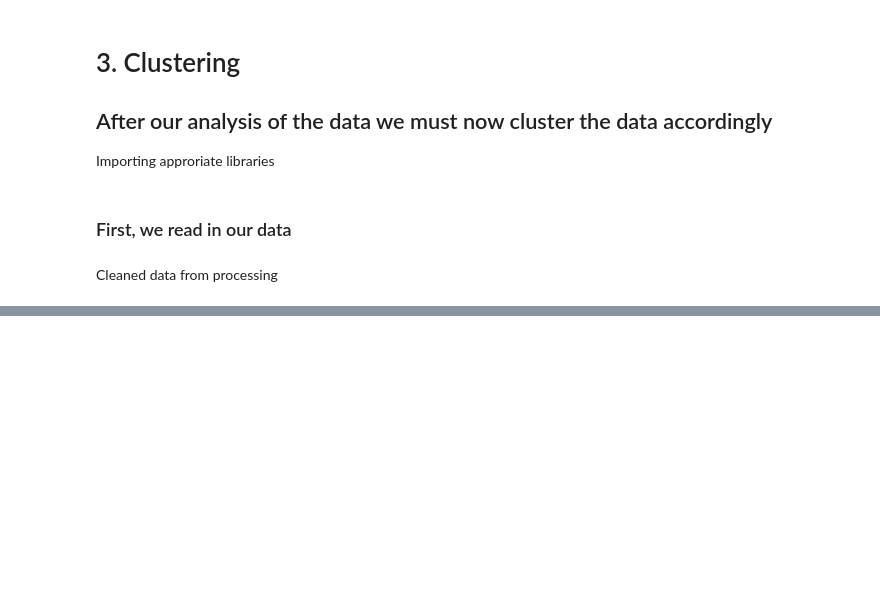
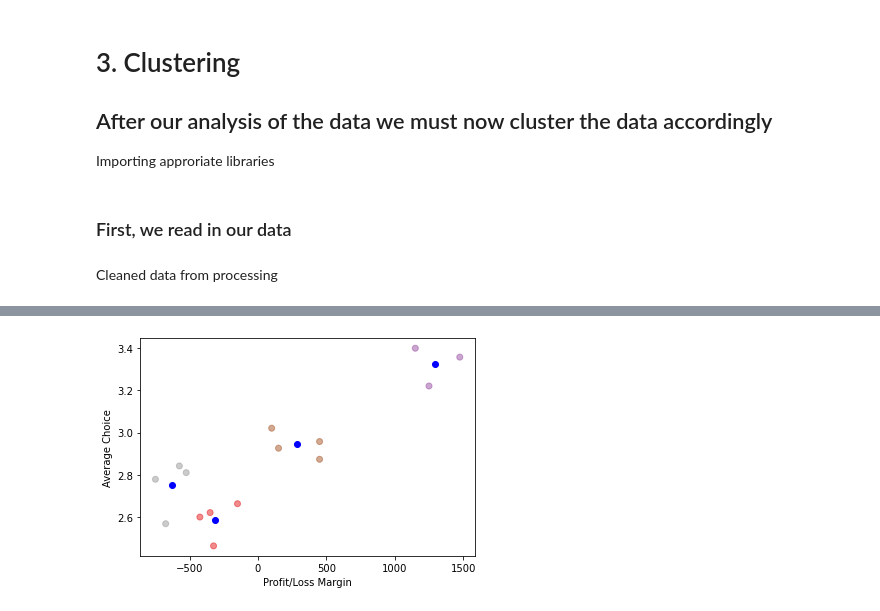
Before and after one commit to kiansweeney11/ca4015-assignment-1, a Jupyter notebook: clustering.ipynb, the cells around one changed output, grey strips where cells are left out. Cells and saved outputs as stored; diff of their text form; code cells hidden in the pictures; blank space fills up the shorter version.

Commit message:
initial-cluster

```diff
--- a/clustering.ipynb
+++ b/clustering.ipynb
@@ -27,6 +27,6 @@ choice150 = pd.read_csv('data/choice_150.csv')
 # %% [markdown]
 Cleaned data from processing
 # %%
-cleaned95 = pd.read_csv('data/cleaned95.csv')
-cleaned100 = pd.read_csv('data/cleaned100.csv')
-cleaned150 = pd.read_csv('data/cleaned150.csv')
+cleaned95 = pd.read_csv('data/cleaned95.csv', index_col='Unnamed: 0')
+cleaned100 = pd.read_csv('data/cleaned100.csv', index_col='Unnamed: 0')
+cleaned150 = pd.read_csv('data/cleaned150.csv', index_col='Unnamed: 0')
@@ -32,0 +44,11 @@ cleaned150 = pd.read_csv('data/cleaned150.csv')
+# %%
+kmeans_margin_choice = KMeans(n_clusters=4).fit(cleaned95[["Margin", "Average Choice"]])
+centroids_betas = kmeans_margin_choice.cluster_centers_
+# %%
+plt.scatter(cleaned95['Margin'], cleaned95['Average Choice'], c= kmeans_margin_choice.labels_, cmap = "Set1", alpha=0.5)
+plt.scatter(centroids_betas[:, 0], centroids_betas[:, 1], c='blue')
+plt.xlabel('Profit/Loss Margin')
+plt.ylabel('Average Choice')
+plt.show()
+# %% [output]
+[figure, added]
```
Also changed, not shown: parts of 6 cells of this notebook, 26 other files.
